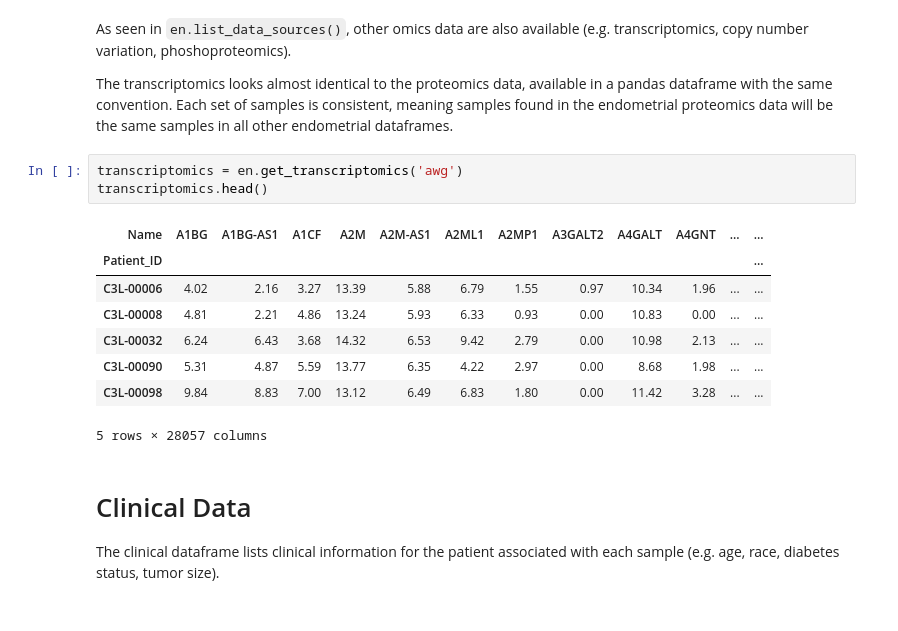
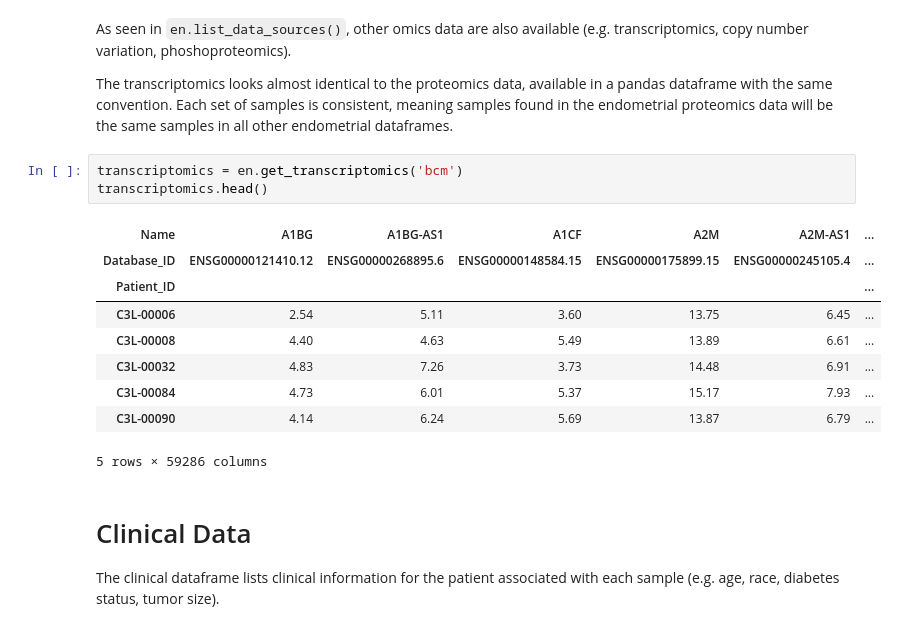
Before and after one commit to PayneLab/cptac, a Jupyter notebook: notebooks/tutorial01_data_intro.ipynb, the cells around one changed output. Saved outputs shown, nothing was run; the diff lists cells and outputs as text.

```diff
--- a/notebooks/tutorial01_data_intro.ipynb
+++ b/notebooks/tutorial01_data_intro.ipynb
@@ -97,17 +93,18 @@ As seen in `en.list_data_sources()`, other omics data are also available (e.g. t
 
 The transcriptomics looks almost identical to the proteomics data, available in a pandas dataframe with the same convention. Each set of samples is consistent, meaning samples found in the endometrial proteomics data will be the same samples in all other endometrial dataframes.
 # %%
-transcriptomics = en.get_transcriptomics('awg')
+transcriptomics = en.get_transcriptomics('bcm')
 transcriptomics.head()
 # %% [output]
-| Name | A1BG | A1BG-AS1 | A1CF | A2M | A2M-AS1 | A2ML1 | A2MP1 | A3GALT2 | A4GALT | A4GNT | ... | ... |
-| Patient_ID |  |  |  |  |  |  |  |  |  |  |  | ... |
-| C3L-00006 | 4.02 | 2.16 | 3.27 | 13.39 | 5.88 | 6.79 | 1.55 | 0.97 | 10.34 | 1.96 | ... | ... |
-| C3L-00008 | 4.81 | 2.21 | 4.86 | 13.24 | 5.93 | 6.33 | 0.93 | 0.00 | 10.83 | 0.00 | ... | ... |
-| C3L-00032 | 6.24 | 6.43 | 3.68 | 14.32 | 6.53 | 9.42 | 2.79 | 0.00 | 10.98 | 2.13 | ... | ... |
-| C3L-00090 | 5.31 | 4.87 | 5.59 | 13.77 | 6.35 | 4.22 | 2.97 | 0.00 | 8.68 | 1.98 | ... | ... |
-| C3L-00098 | 9.84 | 8.83 | 7.00 | 13.12 | 6.49 | 6.83 | 1.80 | 0.00 | 11.42 | 3.28 | ... | ... |
+| Name | A1BG | A1BG-AS1 | A1CF | A2M | A2M-AS1 | ... |
+| Database_ID | ENSG00000121410.12 | ENSG00000268895.6 | ENSG00000148584.15 | ENSG00000175899.15 | ENSG00000245105.4 | ... |
+| Patient_ID |  |  |  |  |  | ... |
+| C3L-00006 | 2.54 | 5.11 | 3.60 | 13.75 | 6.45 | ... |
+| C3L-00008 | 4.40 | 4.63 | 5.49 | 13.89 | 6.61 | ... |
+| C3L-00032 | 4.83 | 7.26 | 3.73 | 14.48 | 6.91 | ... |
+| C3L-00084 | 4.73 | 6.01 | 5.37 | 15.17 | 7.93 | ... |
+| C3L-00090 | 4.14 | 6.24 | 5.69 | 13.87 | 6.79 | ... |
-5 rows × 28057 columns
+5 rows × 59286 columns
 # %% [markdown]
 # Clinical Data
 
```
Also changed, not shown: parts of 10 cells of this notebook, 2 other files.
